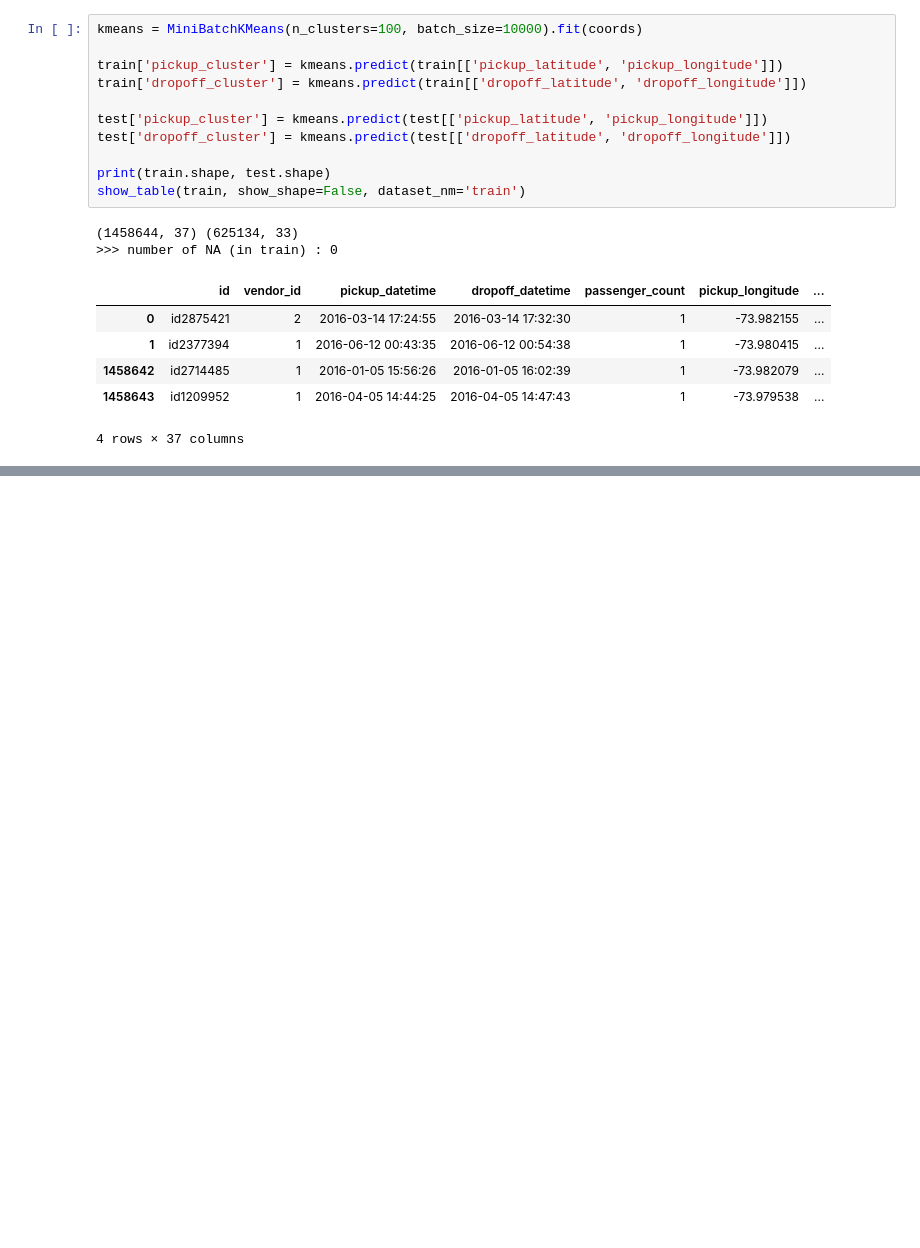
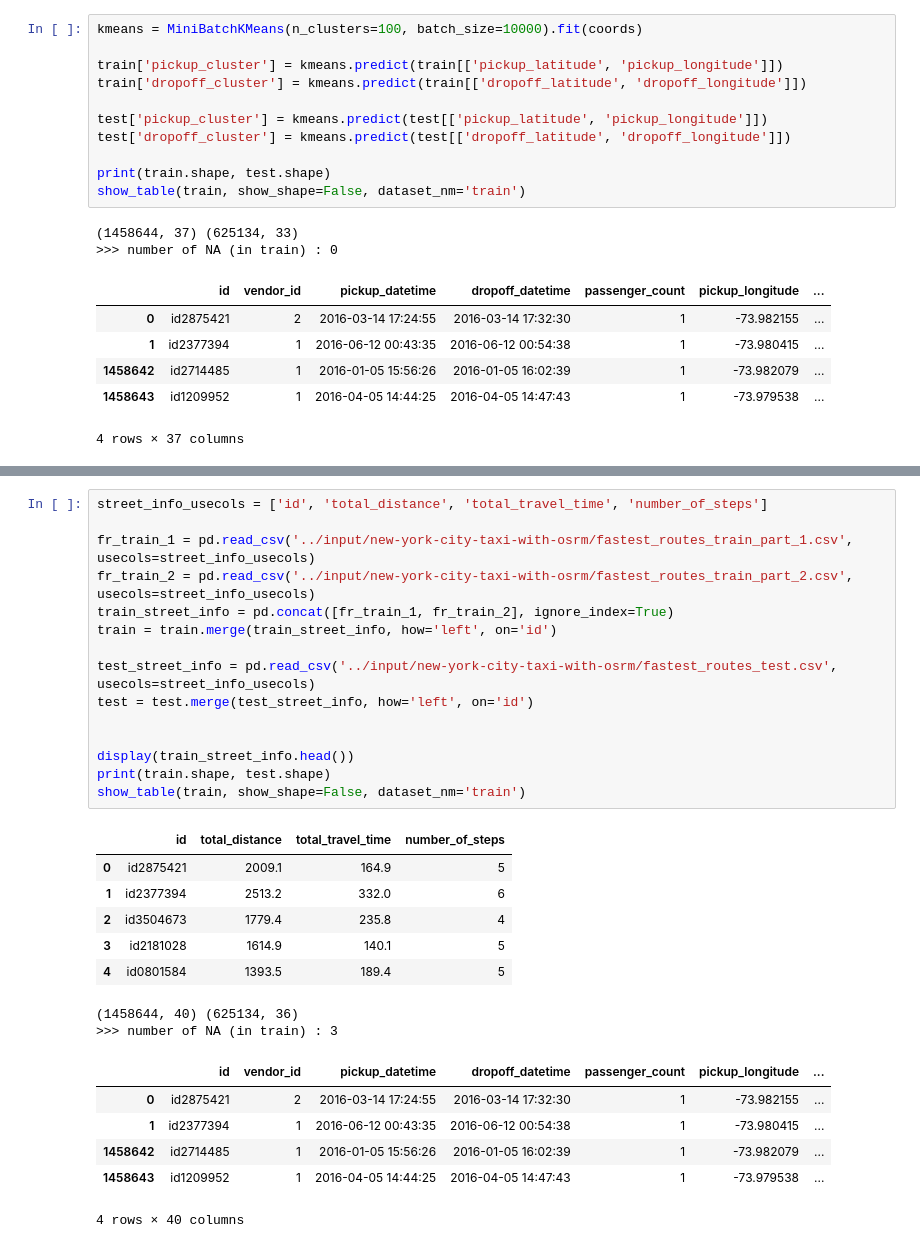
Before and after one commit to sam351/competitions, a Jupyter notebook: kaggle_NY-taxi/200920_NY-taxi_study-04_from-EDA-to-the-Top.ipynb, the cells around one changed output, grey strips where cells are left out. Drawn from its saved outputs; the diff is of its cells as text; blank space fills up the shorter version.

Commit message:
Modify 200920_NY-taxi_study-04_from-EDA-to-the-Top.ipynb
- Add FE 5. OSRM Features

```diff
--- a/kaggle_NY-taxi/200920_NY-taxi_study-04_from-EDA-to-the-Top.ipynb
+++ b/kaggle_NY-taxi/200920_NY-taxi_study-04_from-EDA-to-the-Top.ipynb
@@ -360,0 +364,30 @@ plt.tight_layout(pad=3)
+# %%
+street_info_usecols = ['id', 'total_distance', 'total_travel_time', 'number_of_steps']
+
+fr_train_1 = pd.read_csv('../input/new-york-city-taxi-with-osrm/fastest_routes_train_part_1.csv', usecols=street_info_usecols)
+fr_train_2 = pd.read_csv('../input/new-york-city-taxi-with-osrm/fastest_routes_train_part_2.csv', usecols=street_info_usecols)
+train_street_info = pd.concat([fr_train_1, fr_train_2], ignore_index=True)
+train = train.merge(train_street_info, how='left', on='id')
+
+test_street_info = pd.read_csv('../input/new-york-city-taxi-with-osrm/fastest_routes_test.csv', usecols=street_info_usecols)
+test = test.merge(test_street_info, how='left', on='id')
+
+
+display(train_street_info.head())
+print(train.shape, test.shape)
+show_table(train, show_shape=False, dataset_nm='train')
+# %% [output]
+|  | id | total_distance | total_travel_time | number_of_steps |
+| 0 | id2875421 | 2009.1 | 164.9 | 5 |
+| 1 | id2377394 | 2513.2 | 332.0 | 6 |
+| 2 | id3504673 | 1779.4 | 235.8 | 4 |
+| 3 | id2181028 | 1614.9 | 140.1 | 5 |
+| 4 | id0801584 | 1393.5 | 189.4 | 5 |
+(1458644, 40) (625134, 36)
+>>> number of NA (in train) : 3
+|  | id | vendor_id | pickup_datetime | dropoff_datetime | passenger_count | pickup_longitude | ... |
+| 0 | id2875421 | 2 | 2016-03-14 17:24:55 | 2016-03-14 17:32:30 | 1 | -73.982155 | ... |
+| 1 | id2377394 | 1 | 2016-06-12 00:43:35 | 2016-06-12 00:54:38 | 1 | -73.980415 | ... |
+| 1458642 | id2714485 | 1 | 2016-01-05 15:56:26 | 2016-01-05 16:02:39 | 1 | -73.982079 | ... |
+| 1458643 | id1209952 | 1 | 2016-04-05 14:44:25 | 2016-04-05 14:47:43 | 1 | -73.979538 | ... |
+4 rows × 40 columns
```
Also changed, not shown: parts of 3 cells of this notebook.
